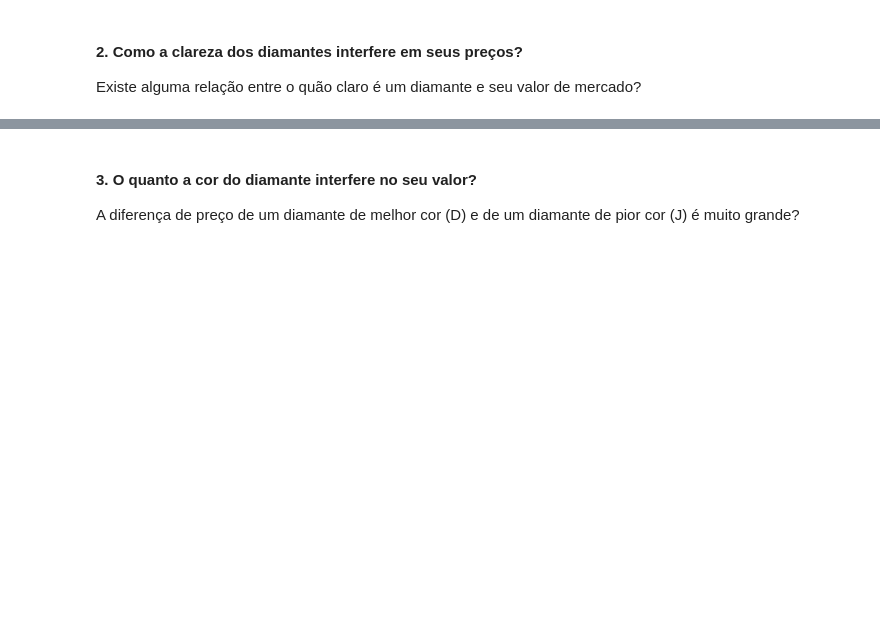
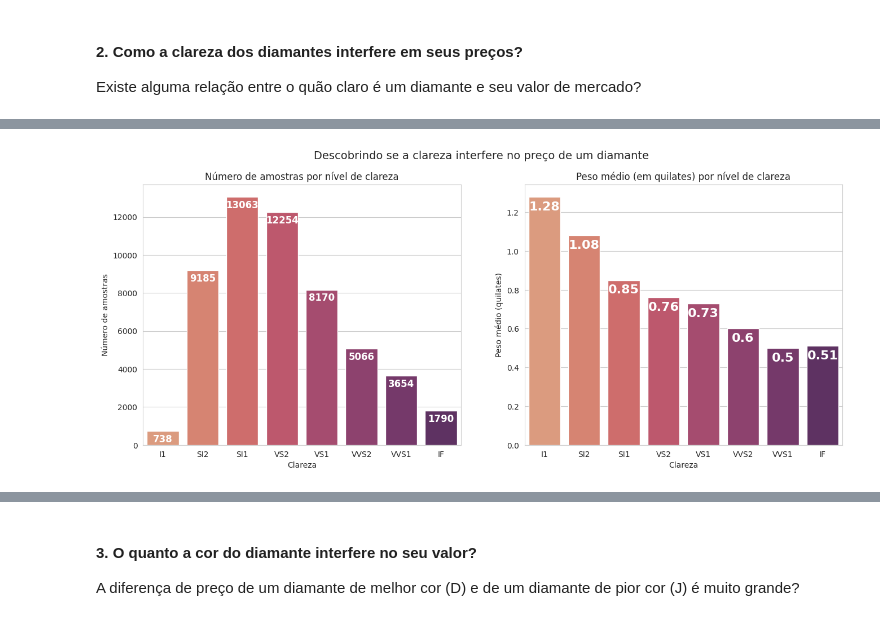
Before and after one commit to couldbeElex/avanti-bootcamp-cdd, a Jupyter notebook: notebooks/01-exploratory_data_analysis.ipynb, the cells around one changed output, grey strips where cells are left out. Cells and saved outputs as stored; diff of their text form; code cells hidden in the pictures; blank space fills up the shorter version.

```diff
--- a/notebooks/01-exploratory_data_analysis.ipynb
+++ b/notebooks/01-exploratory_data_analysis.ipynb
@@ -125,0 +236,7 @@ Existe alguma relação entre o quão claro é um diamante e seu valor de mercad
+# %%
+# Cria uma tabela Pandas para identificar o peso médio, em quilates, de cada categoria de clareza
+avg_weight_by_clarity = df.groupby('clarity', observed = False)['carat'].mean().round(2).reset_index()
+avg_weight_by_clarity.columns = ['Clareza', 'Peso médio (quilates)']
+
+# Exibe a tabela, de novo
+avg_weight_by_clarity
@@ -125,0 +257,34 @@ Existe alguma relação entre o quão claro é um diamante e seu valor de mercad
+# %%
+# Demonstração gráfica da informação nas tabelas acima:
+
+# Montagem de uma grid com duas tabelas
+fig, axes = plt.subplots(1, 2, figsize=(16, 6))
+fig.suptitle('Descobrindo se a clareza interfere no preço de um diamante', fontsize = 14)
+
+# Exibe um gráfico que mostra a quantia de amostras em níveis de clareza específicos
+sns.barplot(data = clarity_summary, x = 'Clareza', y = 'Número de amostras', ax = axes[0],
+            hue = 'Clareza', palette = 'flare', order = clarity_index)
+
+# Cria texto em cada uma das barras com o valor exato de amostras
+for index, row in clarity_summary.iterrows():
+    axes[0].text(index, row['Número de amostras'] - 700, # posicionando dentro da barra
+    row['Número de amostras'],
+    color = 'white', ha = 'center', va = 'bottom',
+    fontsize = 12, fontweight = 'bold')
+axes[0].set_title('Número de amostras por nível de clareza')
+
+# Exibe um gráfico que mostra o peso médio (em quilates) por níveis de clareza específicos
+sns.barplot(data = avg_weight_by_clarity, x = 'Clareza', y = 'Peso médio (quilates)', ax = axes[1],
+            hue = 'Clareza', palette = 'flare', order = clarity_index)
+
+# Cria texto em cada uma das barras com o peso médio
+for index, row in avg_weight_by_clarity.iterrows():
+    axes[1].text(index, row['Peso médio (quilates)'] - 0.08, # posicionando dentro da barra
+    row['Peso médio (quilates)'],
+    color = 'white', ha = 'center', va = 'bottom',
+    fontsize = 16, fontweight = 'bold')
+axes[1].set_title('Peso médio (em quilates) por nível de clareza')
+
+plt.show()
+# %% [output]
+[figure, added]
```
Also changed, not shown: parts of 47 cells of this notebook.
